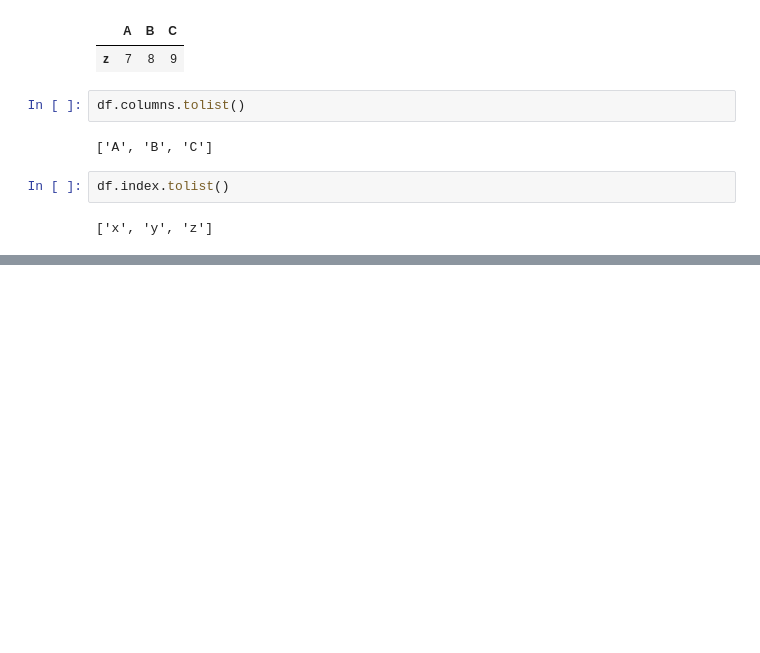
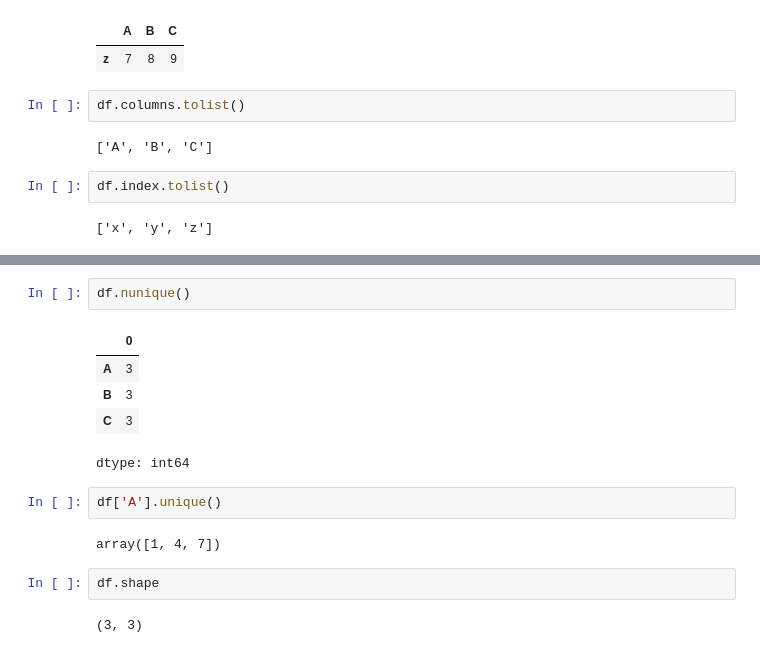
Before and after one commit to fazlialtunn/learning_pandas, a Jupyter notebook: learning_pandas.ipynb, the cells around one changed output, grey strips where cells are left out. Drawn from its saved outputs; the diff is of its cells as text; blank space fills up the shorter version.

```diff
--- a/learning_pandas.ipynb
+++ b/learning_pandas.ipynb
@@ -24,0 +50,16 @@ df.index.tolist()
+# %%
+df.nunique()
+# %% [output]
+|  | 0 |
+| A | 3 |
+| B | 3 |
+| C | 3 |
+dtype: int64
+# %%
+df['A'].unique()
+# %% [output]
+array([1, 4, 7])
+# %%
+df.shape
+# %% [output]
+(3, 3)
```
Also changed, not shown: parts of 2 cells of this notebook.
